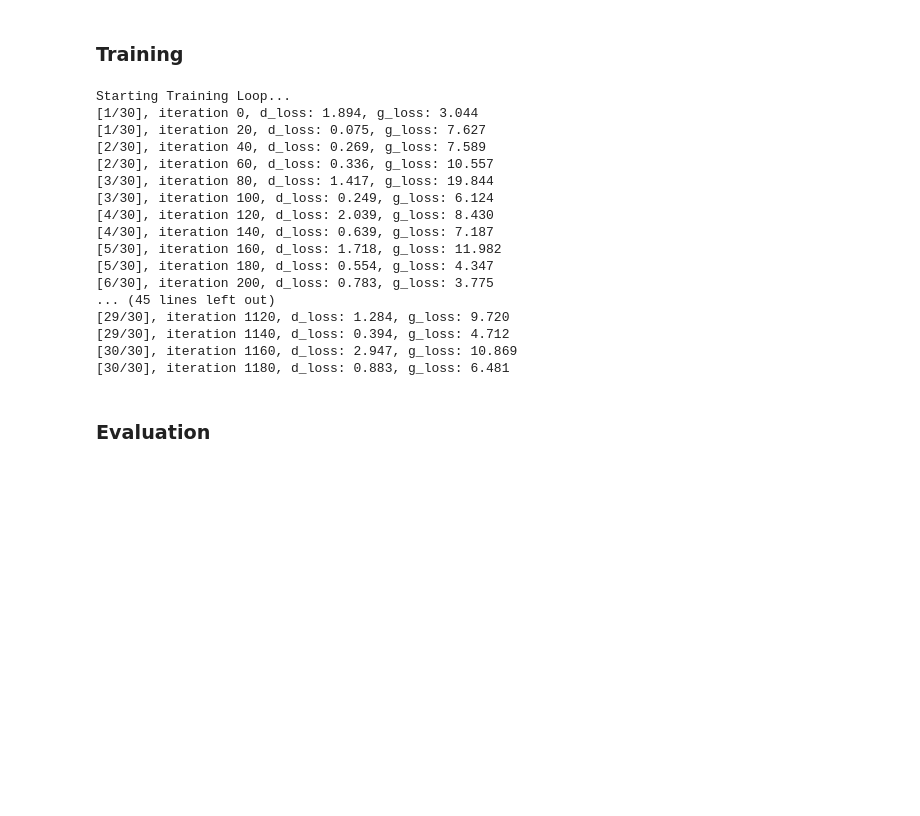
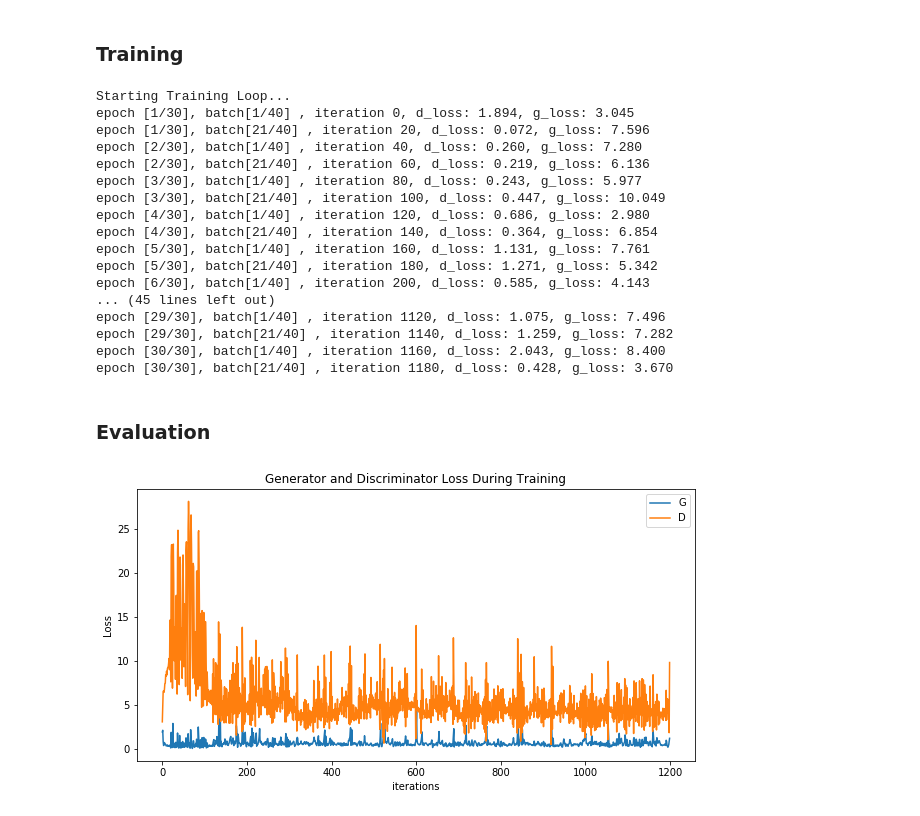
Before and after one commit to Mathis1993/DCGAN, a Jupyter notebook: DCGAN.ipynb, the cells around one changed output. Cells and saved outputs as stored; diff of their text form; code cells hidden in the pictures; blank space fills up the shorter version.

```diff
--- a/DCGAN.ipynb
+++ b/DCGAN.ipynb
@@ -364,9 +348,9 @@ for epoch in range(num_epochs):
       #zero gradient buffer
       discriminator.zero_grad()
       #forward pass
-      output = discriminator(data_real).view(-1)
+      output_d_real = discriminator(data_real).view(-1)
       #calculate loss
-      loss_d_real = criterion(output, label_real)
+      loss_d_real = criterion(output_d_real, label_real)
       #backward pass
       loss_d_real.backward()
 
@@ -375,8 +359,8 @@ for epoch in range(num_epochs):
       z = torch.randn(b_size, 100, 1, 1, device=device)
       #Generate fake image batch with the generator
       data_fake = generator(z)
-      output = discriminator(data_fake.detach()).view(-1) #detach fake images from generator
-      loss_d_fake = criterion(output, label_fake)
+      output_d_fake = discriminator(data_fake.detach()).view(-1) #detach fake images from generator
+      loss_d_fake = criterion(output_d_fake, label_fake)
       loss_d_fake.backward()
 
       #summarize loss
@@ -387,9 +371,9 @@ for epoch in range(num_epochs):
       #train generator
       generator.zero_grad()
       #as we just updated the discriminator, pass the fake data through it again
-      output = discriminator(data_fake).view(-1)
+      output_g = discriminator(data_fake).view(-1)
       #use real labels here!
-      loss_g = criterion(output, label_real)
+      loss_g = criterion(output_g, label_real)
       loss_g.backward()
       #update generator weights
       optimizerG.step()
@@ -398,12 +382,15 @@ for epoch in range(num_epochs):
       G_losses.append(loss_d.item())
       D_losses.append(loss_g.item())
 
+      #How did D and G perform in discriminating/generating images?
+
+
       #print information
       if (iters % 20 == 0):
-        print("[{}/{}], iteration {}, d_loss: {:.3f}, g_loss: {:.3f}".format(epoch+1, num_epochs, iters, loss_d.item(), loss_g.item()))
+        print("epoch [{}/{}], batch[{}/{}] , iteration {}, d_loss: {:.3f}, g_loss: {:.3f}".format(epoch+1, num_epochs, i+1, len(dataloader), iters, loss_d.item(), loss_g.item()))
 
       #save generated images
-      if (iters % 50 == 0) or ((epoch == num_epochs-1) and (i == len(dataloader)-1)):
+      if (iters % 40 == 0) or ((epoch == num_epochs-1) and (i == len(dataloader)-1)):
             with torch.no_grad():
                 fake = generator(fixed_noise).detach().cpu()
             img_list.append(vutils.make_grid(fake, padding=2, normalize=True))
@@ -411,22 +398,33 @@ for epoch in range(num_epochs):
       iters += 1
 # %% [output]
 Starting Training Loop...
-[1/30], iteration 0, d_loss: 1.894, g_loss: 3.044
-[1/30], iteration 20, d_loss: 0.075, g_loss: 7.627
-[2/30], iteration 40, d_loss: 0.269, g_loss: 7.589
-[2/30], iteration 60, d_loss: 0.336, g_loss: 10.557
-[3/30], iteration 80, d_loss: 1.417, g_loss: 19.844
-[3/30], iteration 100, d_loss: 0.249, g_loss: 6.124
-[4/30], iteration 120, d_loss: 2.039, g_loss: 8.430
-[4/30], iteration 140, d_loss: 0.639, g_loss: 7.187
-[5/30], iteration 160, d_loss: 1.718, g_loss: 11.982
-[5/30], iteration 180, d_loss: 0.554, g_loss: 4.347
-[6/30], iteration 200, d_loss: 0.783, g_loss: 3.775
+epoch [1/30], batch[1/40] , iteration 0, d_loss: 1.894, g_loss: 3.045
+epoch [1/30], batch[21/40] , iteration 20, d_loss: 0.072, g_loss: 7.596
+epoch [2/30], batch[1/40] , iteration 40, d_loss: 0.260, g_loss: 7.280
+epoch [2/30], batch[21/40] , iteration 60, d_loss: 0.219, g_loss: 6.136
+epoch [3/30], batch[1/40] , iteration 80, d_loss: 0.243, g_loss: 5.977
+epoch [3/30], batch[21/40] , iteration 100, d_loss: 0.447, g_loss: 10.049
+epoch [4/30], batch[1/40] , iteration 120, d_loss: 0.686, g_loss: 2.980
+epoch [4/30], batch[21/40] , iteration 140, d_loss: 0.364, g_loss: 6.854
+epoch [5/30], batch[1/40] , iteration 160, d_loss: 1.131, g_loss: 7.761
+epoch [5/30], batch[21/40] , iteration 180, d_loss: 1.271, g_loss: 5.342
+epoch [6/30], batch[1/40] , iteration 200, d_loss: 0.585, g_loss: 4.143
 ... (45 lines left out)
-[29/30], iteration 1120, d_loss: 1.284, g_loss: 9.720
-[29/30], iteration 1140, d_loss: 0.394, g_loss: 4.712
-[30/30], iteration 1160, d_loss: 2.947, g_loss: 10.869
-[30/30], iteration 1180, d_loss: 0.883, g_loss: 6.481
+epoch [29/30], batch[1/40] , iteration 1120, d_loss: 1.075, g_loss: 7.496
+epoch [29/30], batch[21/40] , iteration 1140, d_loss: 1.259, g_loss: 7.282
+epoch [30/30], batch[1/40] , iteration 1160, d_loss: 2.043, g_loss: 8.400
+epoch [30/30], batch[21/40] , iteration 1180, d_loss: 0.428, g_loss: 3.670
 # %% [markdown]
 ### Evaluation
+# %%
+plt.figure(figsize=(10,5))
+plt.title("Generator and Discriminator Loss During Training")
+plt.plot(G_losses,label="G")
+plt.plot(D_losses,label="D")
+plt.xlabel("iterations")
+plt.ylabel("Loss")
+plt.legend()
+plt.show()
+# %% [output]
+[figure, added]
 # %%
```
Also changed, not shown: parts of 16 cells of this notebook.
